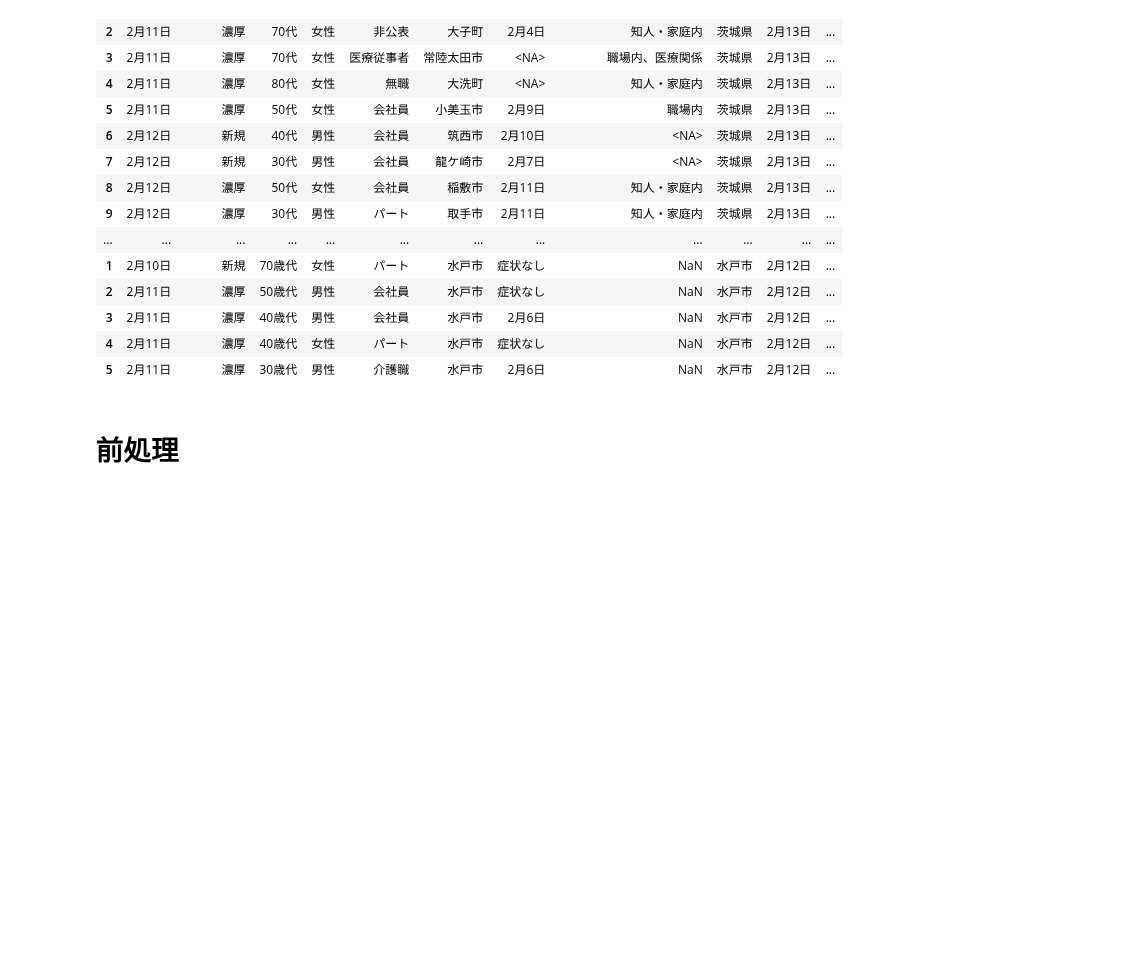
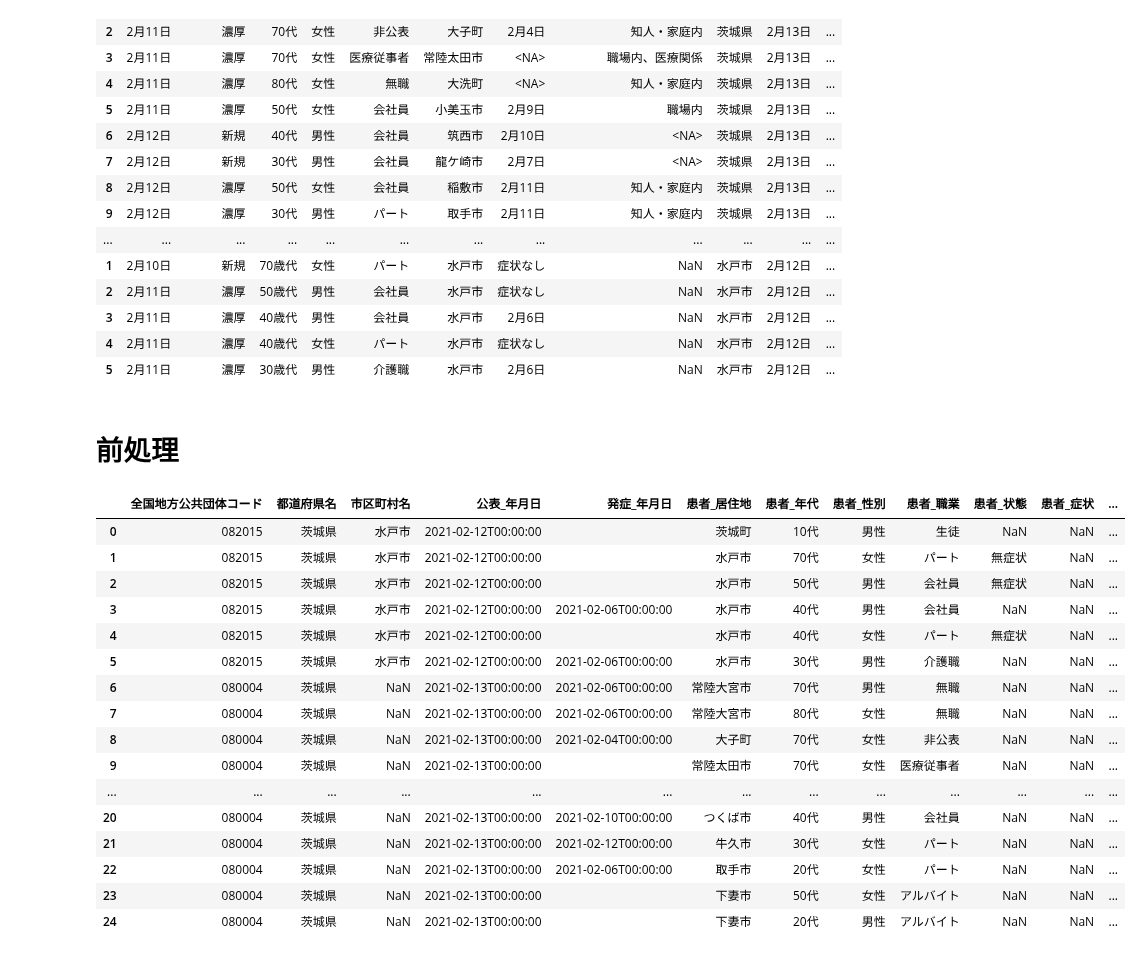
Before and after one commit to imabari/covid19-data, a Jupyter notebook: ibaraki/ibaraki_covid19.ipynb, the cells around one changed output. Saved outputs shown, nothing was run; the diff lists cells and outputs as text; code cells hidden in the pictures; blank space fills up the shorter version.

```diff
--- a/ibaraki/ibaraki_covid19.ipynb
+++ b/ibaraki/ibaraki_covid19.ipynb
@@ -223,7 +223,7 @@ df.rename(
 # %%
 df["備考"] = df["備考"].str.replace("、", "感染;") + "感染"
 # %%
-df1 = df.reset_index().sort_values(by=["公表日", "全国地方公共団体コード", "index"]).reset_index(drop=True)
+df1 = df.reset_index().sort_values(by=["公表日", "管轄", "index"]).reset_index(drop=True)
 # %%
 df1 = df1.reindex(
     [
@@ -245,6 +245,26 @@ df1 = df1.reindex(
     ],
     axis=1,
 )
+# %%
+df1
+# %% [output]
+|  | 全国地方公共団体コード | 都道府県名 | 市区町村名 | 公表_年月日 | 発症_年月日 | 患者_居住地 | 患者_年代 | 患者_性別 | 患者_職業 | 患者_状態 | 患者_症状 | ... |
+| 0 | 082015 | 茨城県 | 水戸市 | 2021-02-12T00:00:00 |  | 茨城町 | 10代 | 男性 | 生徒 | NaN | NaN | ... |
+| 1 | 082015 | 茨城県 | 水戸市 | 2021-02-12T00:00:00 |  | 水戸市 | 70代 | 女性 | パート | 無症状 | NaN | ... |
+| 2 | 082015 | 茨城県 | 水戸市 | 2021-02-12T00:00:00 |  | 水戸市 | 50代 | 男性 | 会社員 | 無症状 | NaN | ... |
+| 3 | 082015 | 茨城県 | 水戸市 | 2021-02-12T00:00:00 | 2021-02-06T00:00:00 | 水戸市 | 40代 | 男性 | 会社員 | NaN | NaN | ... |
+| 4 | 082015 | 茨城県 | 水戸市 | 2021-02-12T00:00:00 |  | 水戸市 | 40代 | 女性 | パート | 無症状 | NaN | ... |
+| 5 | 082015 | 茨城県 | 水戸市 | 2021-02-12T00:00:00 | 2021-02-06T00:00:00 | 水戸市 | 30代 | 男性 | 介護職 | NaN | NaN | ... |
+| 6 | 080004 | 茨城県 | NaN | 2021-02-13T00:00:00 | 2021-02-06T00:00:00 | 常陸大宮市 | 70代 | 男性 | 無職 | NaN | NaN | ... |
+| 7 | 080004 | 茨城県 | NaN | 2021-02-13T00:00:00 | 2021-02-06T00:00:00 | 常陸大宮市 | 80代 | 女性 | 無職 | NaN | NaN | ... |
+| 8 | 080004 | 茨城県 | NaN | 2021-02-13T00:00:00 | 2021-02-04T00:00:00 | 大子町 | 70代 | 女性 | 非公表 | NaN | NaN | ... |
+| 9 | 080004 | 茨城県 | NaN | 2021-02-13T00:00:00 |  | 常陸太田市 | 70代 | 女性 | 医療従事者 | NaN | NaN | ... |
+| ... | ... | ... | ... | ... | ... | ... | ... | ... | ... | ... | ... | ... |
+| 20 | 080004 | 茨城県 | NaN | 2021-02-13T00:00:00 | 2021-02-10T00:00:00 | つくば市 | 40代 | 男性 | 会社員 | NaN | NaN | ... |
+| 21 | 080004 | 茨城県 | NaN | 2021-02-13T00:00:00 | 2021-02-12T00:00:00 | 牛久市 | 30代 | 女性 | パート | NaN | NaN | ... |
+| 22 | 080004 | 茨城県 | NaN | 2021-02-13T00:00:00 | 2021-02-06T00:00:00 | 取手市 | 20代 | 女性 | パート | NaN | NaN | ... |
+| 23 | 080004 | 茨城県 | NaN | 2021-02-13T00:00:00 |  | 下妻市 | 50代 | 女性 | アルバイト | NaN | NaN | ... |
+| 24 | 080004 | 茨城県 | NaN | 2021-02-13T00:00:00 |  | 下妻市 | 20代 | 男性 | アルバイト | NaN | NaN | ... |
 # %%
 df1.to_csv("080004_ibaraki_covid19_test_people.csv", encoding="utf_8_sig")
 # %%
```
Also changed, not shown: parts of 3 cells of this notebook.
